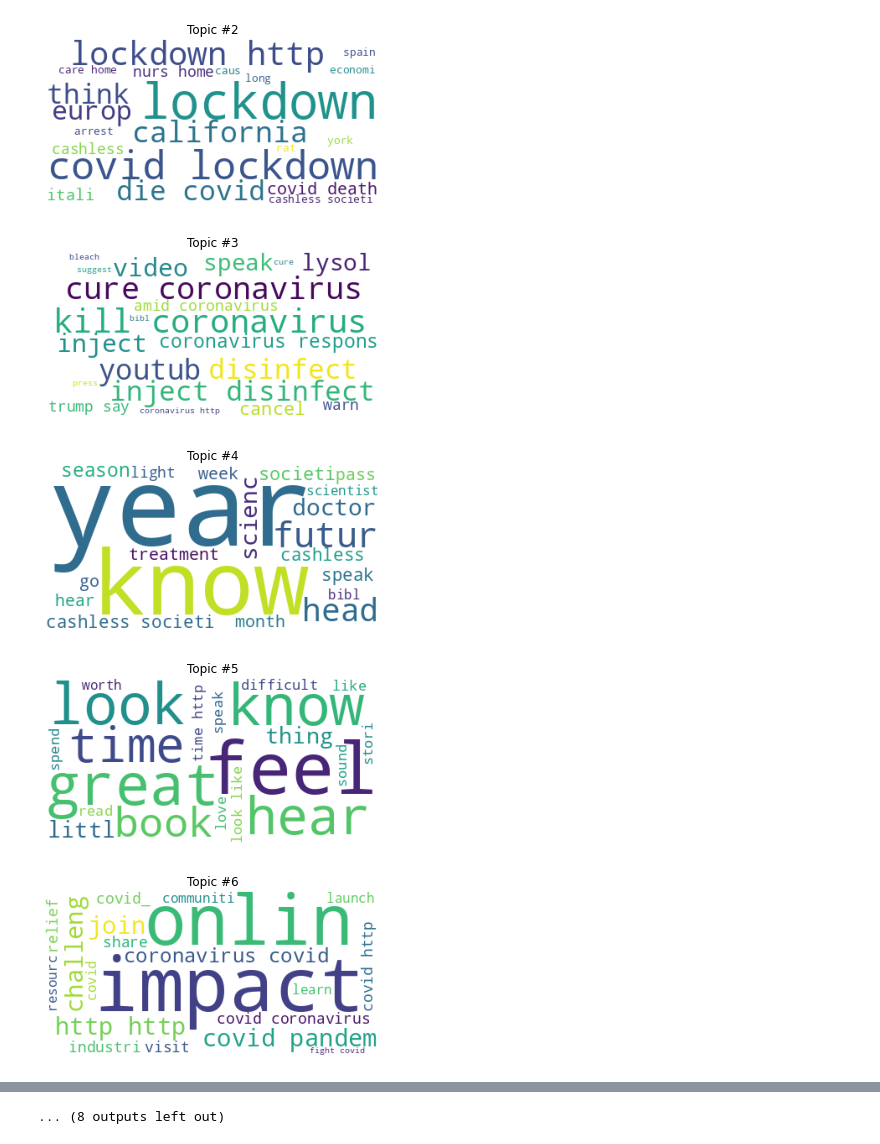
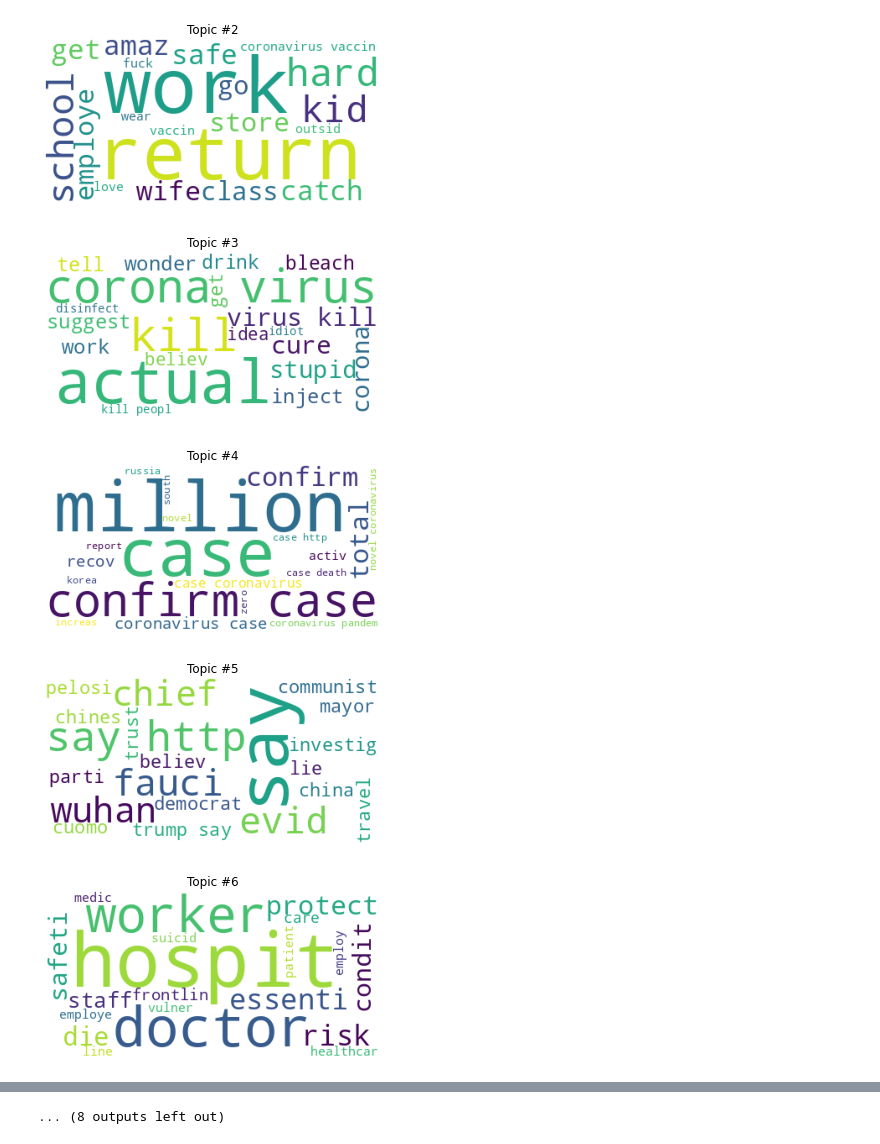
Before and after one commit to AdrienSF/twitter-analysis, a Jupyter notebook: results.ipynb, the cells around one changed output, grey strips where cells are left out. Drawn from its saved outputs; the diff is of its cells as text; code cells hidden in the pictures.

```diff
--- a/results.ipynb
+++ b/results.ipynb
@@ -5,12 +5,12 @@ import matplotlib.pyplot as plt
 from wordcloud import WordCloud
 # %%
 # load
-with open('bigVocabCountVec_trained_PCA_2021-07-12.pickle', 'rb') as f:
+with open('customVocabCountVec_trained_PCA_2021-07-12.pickle', 'rb') as f:
     pca = pickle.load(f)
-with open('bigVocabCountVec_trained_TLDA_2021-07-12.pickle', 'rb') as f:
+with open('customVocabCountVec_trained_TLDA_2021-07-12.pickle', 'rb') as f:
     tlda = pickle.load(f)
-id_map = np.load('bigVocabCountVec_id-word-map_2021-07-12.npy')
-whitened_tweet_mat = np.load('bigVocabCountVec_whitened_tweet_mat_2021-07-12.npy')
+id_map = np.load('customVocabCountVec_id-word-map_2021-07-12.npy')
+whitened_tweet_mat = np.load('customVocabCountVec_whitened_tweet_mat_2021-07-12.npy')
 # %%
 def extract_topics(tlda, pca, id_map, whitened_tweet_mat, top_n_words=20, beta_0=.003):
     tlda.factors_ = pca.reverse_transform(tlda.factors_)  # unwhiten the eigenvectors to get unscaled word-level factors
@@ -45,2 +43,5 @@ probas = pca.reverse_transform(tlda.factors_)
 # %%
-probmaps = extract_topics(tlda, pca, id_map, whitened_tweet_mat)
+full_probmaps = extract_topics(tlda, pca, id_map, whitened_tweet_mat, top_n_words=1001)
+total_topics = len(full_probmaps)
+# %%
+top20probmaps = [ dict(sorted(full_probmaps[i].items(), key=lambda x: x[1])[-20:]) for i in range(total_topics) ]
@@ -47,10 +81,9 @@ probmaps = extract_topics(tlda, pca, id_map, whitened_tweet_mat)
 # %%
 # draw word clouds
-# fig, axs = plt.subplots(1, 3, figsize=(9, 3))
-total_topics = len(probmaps)
+
 for t in range(total_topics):
     plt.figure()
-    plt.imshow(WordCloud(background_color='white').fit_words(probmaps[t]))
+    plt.imshow(WordCloud(background_color='white').fit_words(top20probmaps[t]))
     plt.axis("off")
     plt.title("Topic #" + str(t))
 # %% [output]
@@ -59,5 +92,5 @@ for t in range(total_topics):
-[figure, old version]
+[figure, new version]
-[figure, old version]
+[figure, new version]
-[figure, old version]
+[figure, new version]
-[figure, old version]
+[figure, new version]
-[figure, old version]
+[figure, new version]
```
Also changed, not shown: parts of 5 cells of this notebook.
